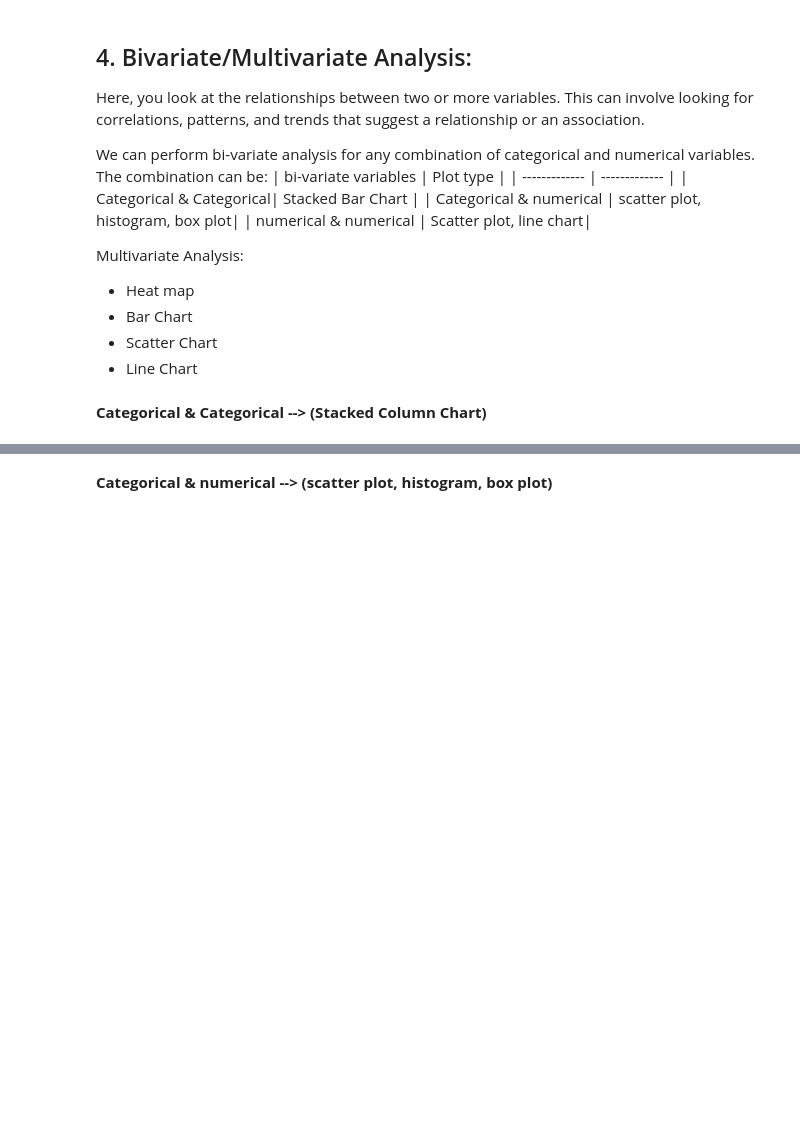
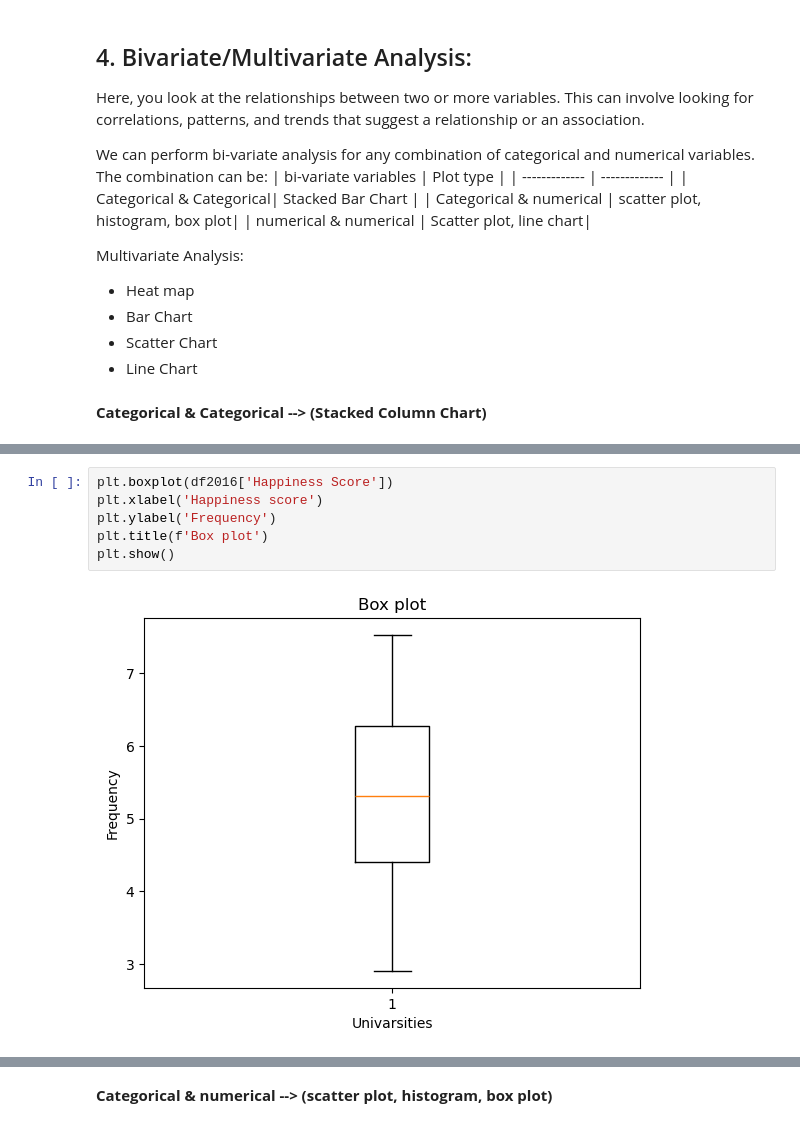
Before and after one commit to Tuwaiq-DS-ML-bootcamp-V-7/Usecase-2, a Jupyter notebook: EDA explain template 2.ipynb, the cells around one changed output, grey strips where cells are left out. Drawn from its saved outputs; the diff is of its cells as text; blank space fills up the shorter version.

```diff
--- a/EDA explain template 2.ipynb
+++ b/EDA explain template 2.ipynb
@@ -1024,0 +1034,8 @@ Multivariate Analysis:
+# %%
+plt.boxplot(df2016['Happiness Score'])
+plt.xlabel('Happiness score')
+plt.ylabel('Frequency')
+plt.title(f'Box plot')
+plt.show()
+# %% [output]
+[figure, added]
```
Also changed, not shown: parts of 5 cells of this notebook.
